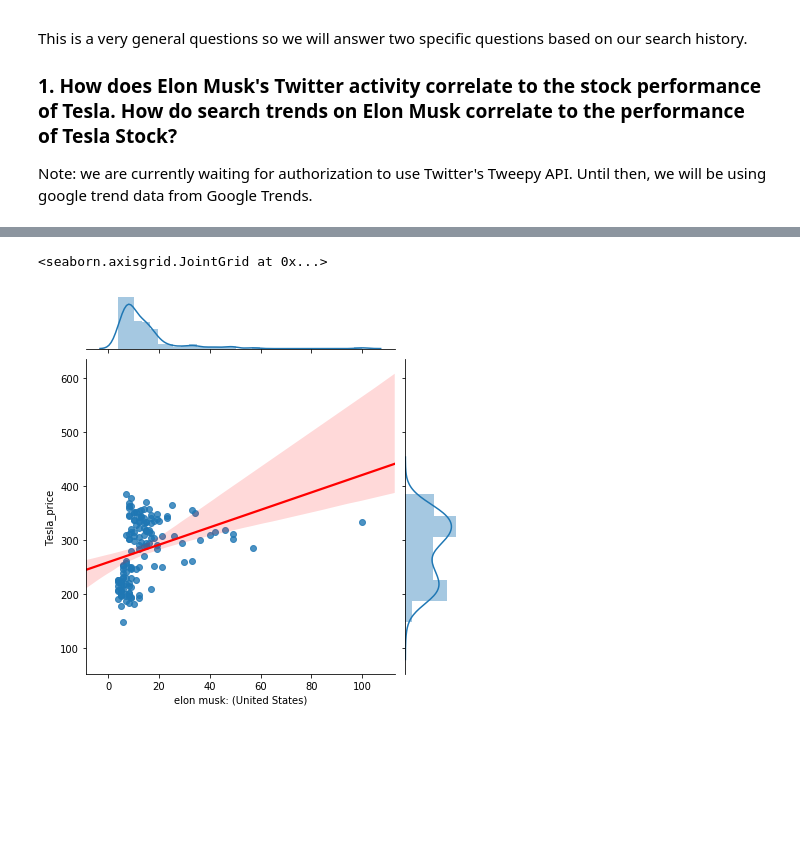
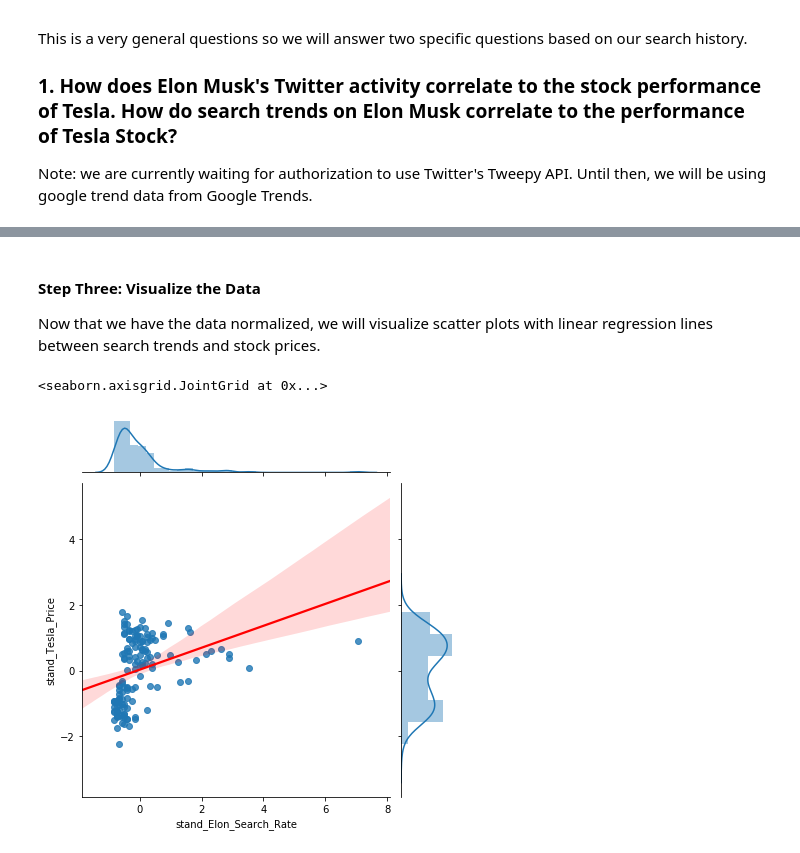
Before and after one commit to patches12306/patches12306, a Jupyter notebook: Milestone1.ipynb, the cells around one changed output, grey strips where cells are left out. Cells and saved outputs as stored; diff of their text form; code cells hidden in the pictures; blank space fills up the shorter version.

Commit message:
Normalized and visualized google trends vs stock prices

```diff
--- a/Milestone1.ipynb
+++ b/Milestone1.ipynb
@@ -90,0 +108,27 @@ correl.corr()
+# %%
+# Get the mean Paypal_price and mean Tesla price
+tsla_mean = final_df["Tesla_price"].mean()
+pypl_mean = final_df["Paypal_price"].mean()
+google_mean = final_df["Elon_Musk_Search_Rate"].mean()
+
+# Compute the standard deviation for Paypal and Tesla prices.
+tsla_std = final_df["Tesla_price"].std()
+pypl_std = final_df["Paypal_price"].std()
+google_std = final_df["Elon_Musk_Search_Rate"].std()
+
+# Define a functions to standardize Paypal Price and Tesla Price
+def normalize_tesla(tsla_value):
+    return ((tsla_value - tsla_mean) / (tsla_std))
+
+def normalize_pypl(pypl_value):
+    return ((pypl_value - pypl_mean) / (pypl_std))
+
+def normalize_google(google_value):
+    return ((google_value - google_mean) / (google_std))
+
+# Add columns with standardized price
+final_df["stand_Tesla_Price"] = final_df["Tesla_price"].apply(normalize_tesla)
+final_df["stand_Paypal_Price"] = final_df["Paypal_price"].apply(normalize_pypl)
+final_df["stand_Elon_Search_Rate"] = final_df["Elon_Musk_Search_Rate"].apply(normalize_google)
+
+final_df
@@ -91,5 +149,9 @@ correl.corr()
+# %% [markdown]
+#### Step Three: Visualize the Data
+Now that we have the data normalized, we will visualize scatter plots with linear regression lines between search trends and stock prices.
 # %%
-sns.jointplot(y='Tesla_price', x='elon musk: (United States)', data=drop_df, kind='reg', joint_kws={'line_kws':{'color':'red'}})
+# Display 'Elon Musk' search frequency vs. Tesla Stock Price
+sns.jointplot(y='stand_Tesla_Price', x='stand_Elon_Search_Rate', data=final_df, kind='reg', joint_kws={'line_kws':{'color':'red'}})
 # %% [output]
 <seaborn.axisgrid.JointGrid at 0x...>
-[figure, old version]
+[figure, new version]
```
Also changed, not shown: parts of 10 cells of this notebook.
